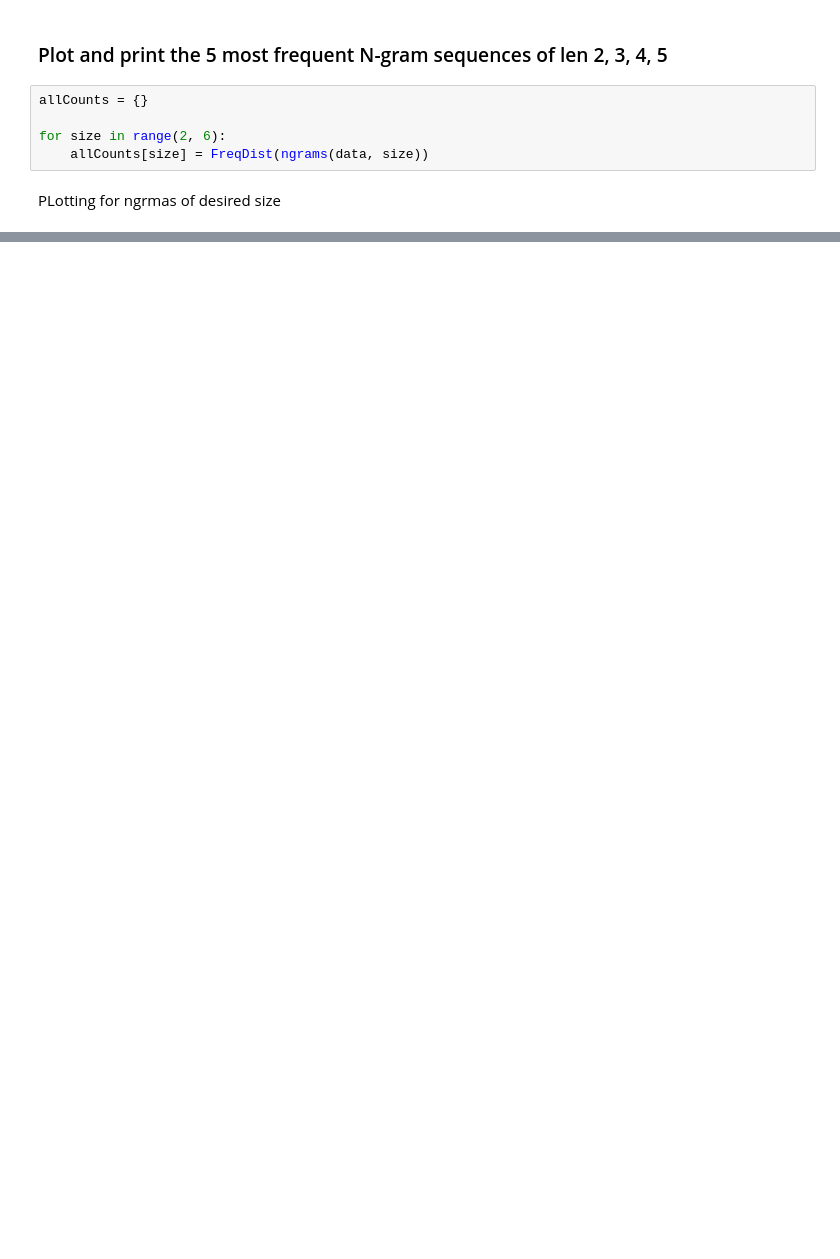
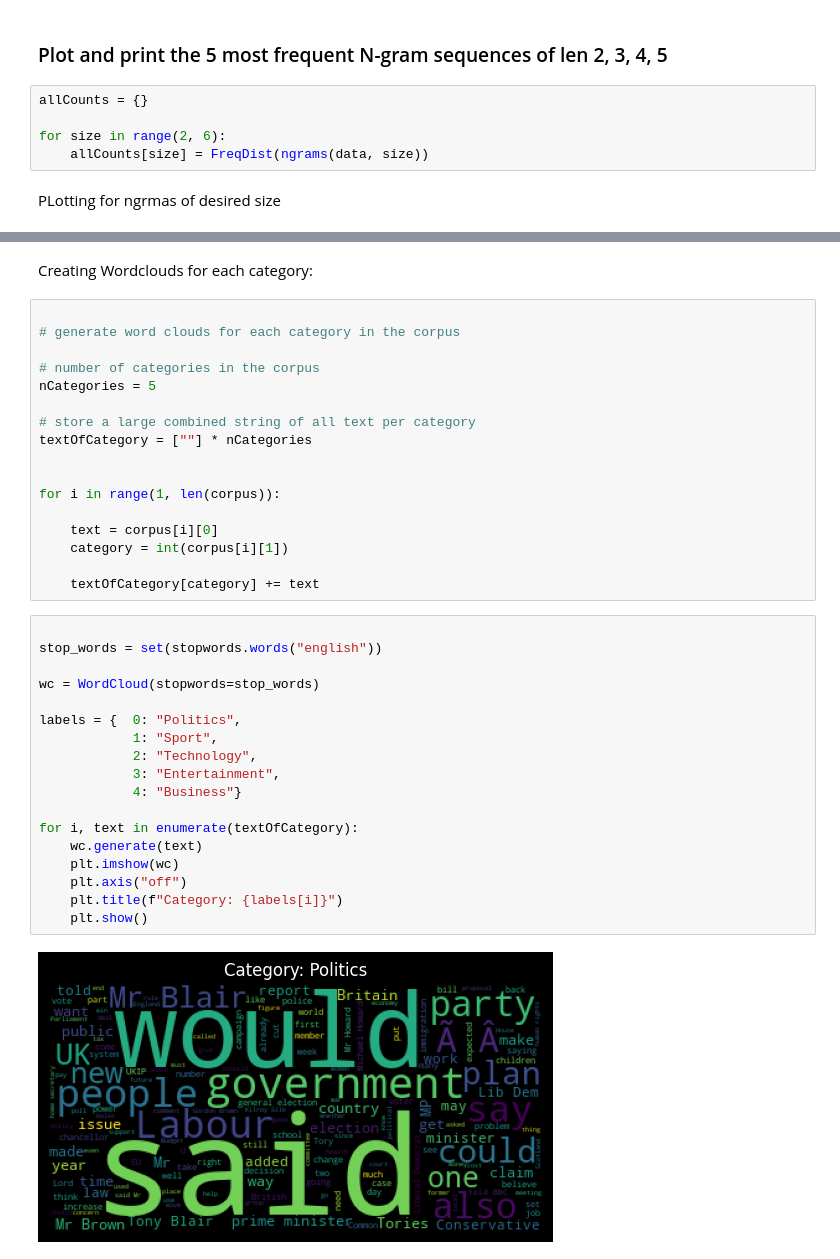
Before and after one commit to TheInvincible95/SearchEngine, a Jupyter notebook: analysis.ipynb, the cells around one changed output, grey strips where cells are left out. Drawn from its saved outputs; the diff is of its cells as text; blank space fills up the shorter version.

Commit message:
added word cloud analysis

```diff
--- a/analysis.ipynb
+++ b/analysis.ipynb
@@ -83,0 +81,39 @@ for size in [2, 3, 4, 5]:
+# %% [markdown]
+Creating Wordclouds for each category:
+# %%
+
+# generate word clouds for each category in the corpus
+
+# number of categories in the corpus
+nCategories = 5
+
+# store a large combined string of all text per category
+textOfCategory = [""] * nCategories
+
+
+for i in range(1, len(corpus)):
+
+    text = corpus[i][0]
+    category = int(corpus[i][1])
+
+    textOfCategory[category] += text
+# %%
+
+stop_words = set(stopwords.words("english"))
+
+wc = WordCloud(stopwords=stop_words)
+
+labels = {  0: "Politics",
+            1: "Sport",
+            2: "Technology",
+            3: "Entertainment",
+            4: "Business"}
+
+for i, text in enumerate(textOfCategory):
+    wc.generate(text)
+    plt.imshow(wc)
+    plt.axis("off")
+    plt.title(f"Category: {labels[i]}")
+    plt.show()
+# %% [output]
+[figure, added]
```
Also changed, not shown: parts of 5 cells of this notebook.
